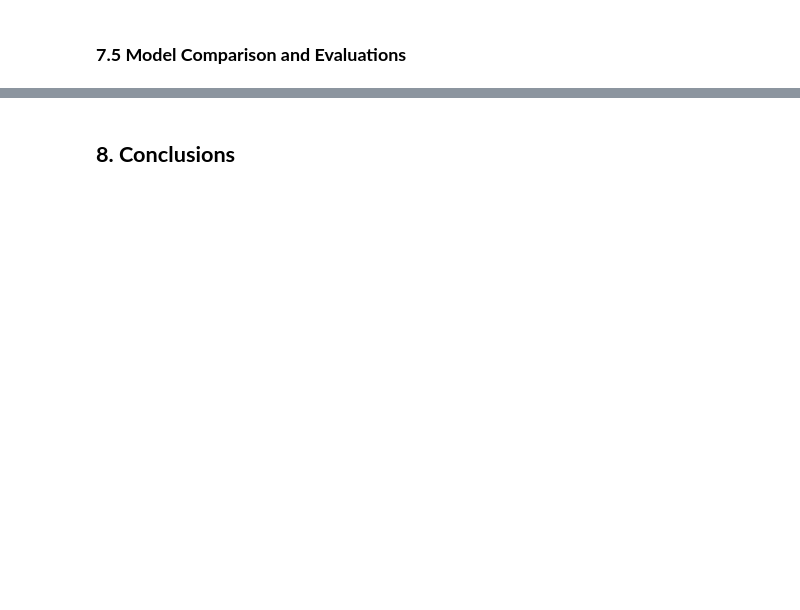
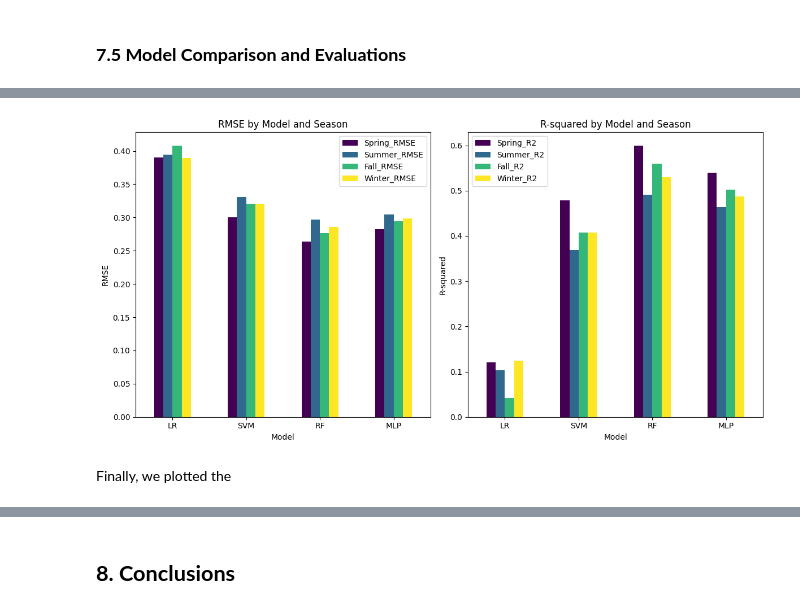
Before and after one commit to emilyzhou112/MUSA6500-Pennsylvania-CRD, a Jupyter notebook: code/PA-CRD-2024.ipynb, the cells around one changed output, grey strips where cells are left out. Cells and saved outputs as stored; diff of their text form; code cells hidden in the pictures; blank space fills up the shorter version.

```diff
--- a/code/PA-CRD-2024.ipynb
+++ b/code/PA-CRD-2024.ipynb
@@ -1770,0 +1746,11 @@ R-squared for MLP Winter: 0.4632023532306925
+# %%
+results_rmse = {
+    "Model": ["LR", "SVM", "RF", "MLP"],
+    "Spring_RMSE": [rmse1_lr, rmse1_svm, rmse1_rf, rmse1_mlp],
+    "Summer_RMSE": [rmse2_lr, rmse2_svm, rmse2_rf, rmse2_mlp],
+    "Fall_RMSE": [rmse3_lr, rmse3_svm, rmse3_rf, rmse3_mlp],
+    "Winter_RMSE": [rmse4_lr, rmse4_svm, rmse4_rf, rmse4_mlp],
+}
+results_rmse_df = pd.DataFrame(results_rmse)
+results_rmse_df.set_index('Model', inplace=True)
+results_rmse_df.head()
@@ -1770,0 +1764,11 @@ R-squared for MLP Winter: 0.4632023532306925
+# %%
+results_rs = {
+    "Model": ["LR", "SVM", "RF", "MLP"],
+    "Spring_R2": [r21_lr, r21_svm, r21_rf, r21_mlp],
+    "Summer_R2": [r22_lr, r22_svm, r22_rf, r22_mlp],
+    "Fall_R2": [r23_lr, r23_svm, r23_rf, r23_mlp],
+    "Winter_R2": [r24_lr, r24_svm, r24_rf, r24_mlp]
+}
+results_rs_df = pd.DataFrame(results_rs)
+results_rs_df.set_index('Model', inplace=True)
+results_rs_df.head()
@@ -1770,0 +1792,17 @@ R-squared for MLP Winter: 0.4632023532306925
+# %%
+fig, axes = plt.subplots(nrows=1, ncols=2, figsize=(12, 6))
+
+# Plot RMSE values
+results_rmse_df.plot(kind='bar', ax=axes[0], title='RMSE by Model and Season', rot=0, cmap = 'viridis')
+axes[0].set_ylabel('RMSE')
+
+# Plot R-squared values
+results_rs_df.plot(kind='bar', ax=axes[1], title='R-squared by Model and Season', rot=0, cmap = 'viridis')
+axes[1].set_ylabel('R-squared')
+
+plt.tight_layout()
+plt.show()
+# %% [output]
+[figure, added]
+# %% [markdown]
+Finally, we plotted the
```
Also changed, not shown: parts of 41 cells of this notebook.
